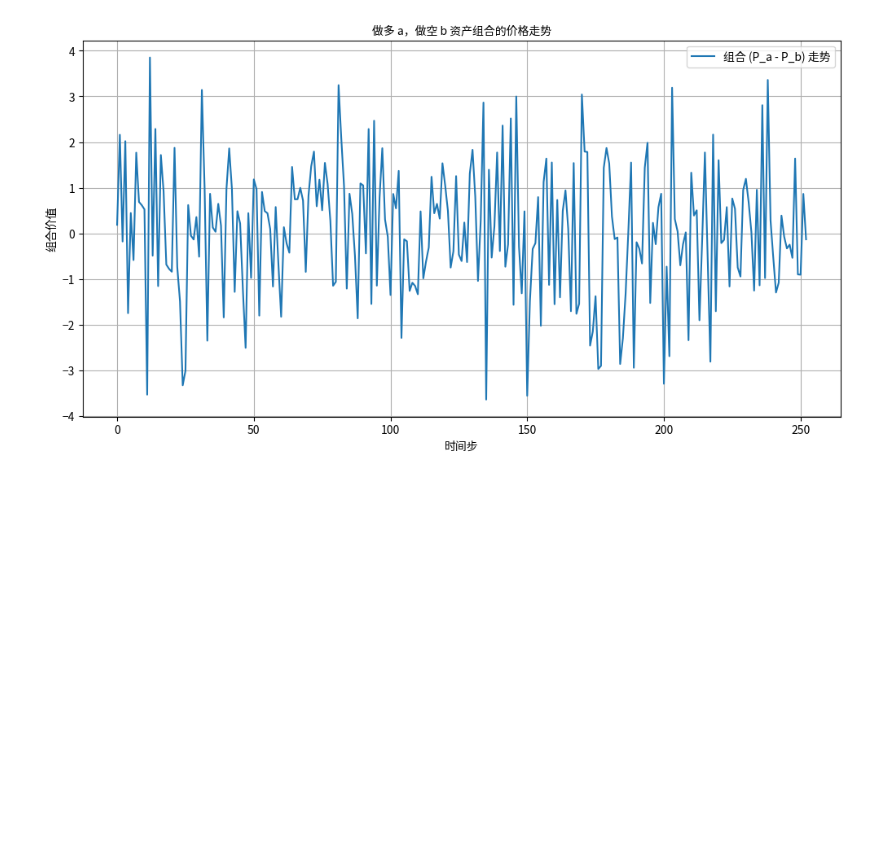
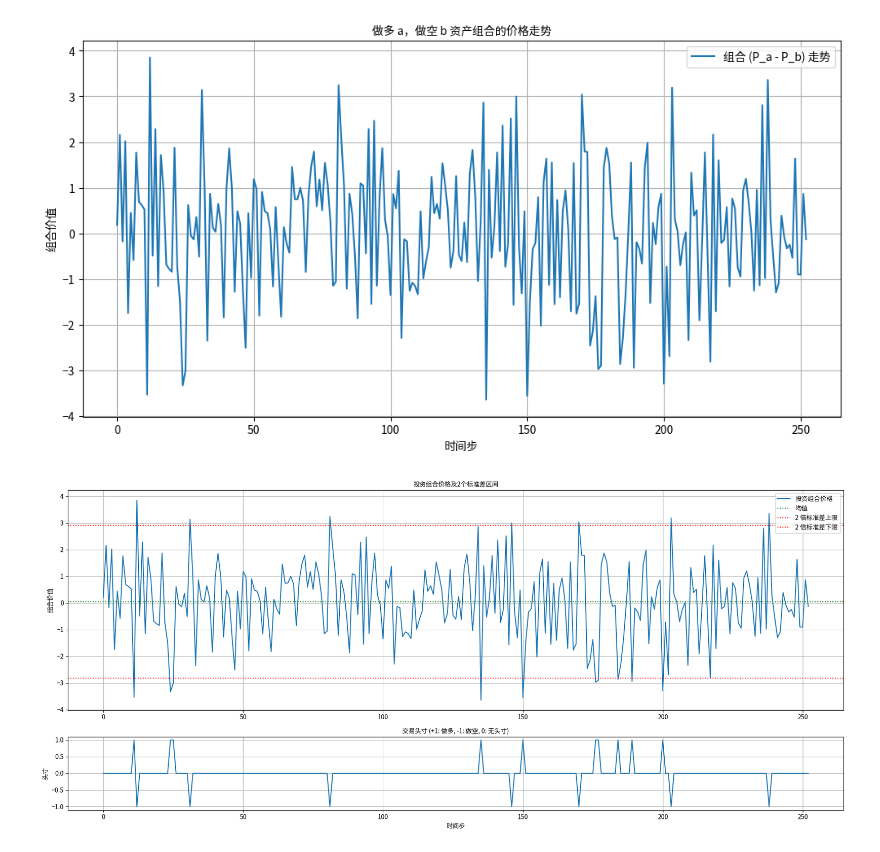
Before and after one commit to wayhome/101colab, a Jupyter notebook: PairsTrading.ipynb, the cells around one changed output. Cells and saved outputs as stored; diff of their text form; code cells hidden in the pictures; blank space fills up the shorter version.

```diff
--- a/PairsTrading.ipynb
+++ b/PairsTrading.ipynb
@@ -95,3 +95,39 @@ plt.grid(True)
 plt.show()
 # %% [output]
 [figure]
+# %%
+# 计算投资组合的均值和标准差
+# `mu` 是投资组合价格的均值
+# `sigma` 是投资组合价格的标准差
+mu = np.mean(portfolio_ab)
+sigma = np.std(portfolio_ab)
+
+# 根据交易策略计算头寸
+# 初始化头寸数组，所有位置默认为0（无头寸）
+positions = np.zeros(portfolio_ab.shape)
+# 当投资组合价格高于均值加两倍标准差时，建立空头头寸 (-1)
+positions[portfolio_ab > mu + 2 * sigma] = -1  # 空头头寸
+# 当投资组合价格低于均值减两倍标准差时，建立多头头寸 (1)
+positions[portfolio_ab < mu - 2 * sigma] = 1  # 多头头寸
+
+# 绘制投资组合价格和头寸
+f, (a1, a2) = plt.subplots(2, 1, gridspec_kw={'height_ratios': [3, 1]}, figsize=(18, 8))
+
+a1.plot(portfolio_ab, label='投资组合价格')
+a1.set_title('投资组合价格及2个标准差区间', fontproperties=font_cjk)
+a1.axhline(y=mu, color='g', linestyle='dotted', label='均值')
+a1.axhline(y=mu + 2 * sigma, color='r', linestyle='dotted', label='2 倍标准差上限')
+a1.axhline(y=mu - 2 * sigma, color='r', linestyle='dotted', label='2 倍标准差下限')
+a1.legend(loc='upper right', prop=font_cjk)
+a1.set_ylabel('组合价值', fontproperties=font_cjk)
+a1.grid(True)
+
+a2.plot(positions, label='交易头寸')
+a2.set_title('交易头寸 (+1: 做多, -1: 做空, 0: 无头寸)', fontproperties=font_cjk)
+a2.set_xlabel('时间步', fontproperties=font_cjk)
+a2.set_ylabel('头寸', fontproperties=font_cjk)
+a2.grid(True)
+plt.tight_layout()
+plt.show()
+# %% [output]
+[figure, added]
```
Also changed, not shown: parts of 1 cell of this notebook.
